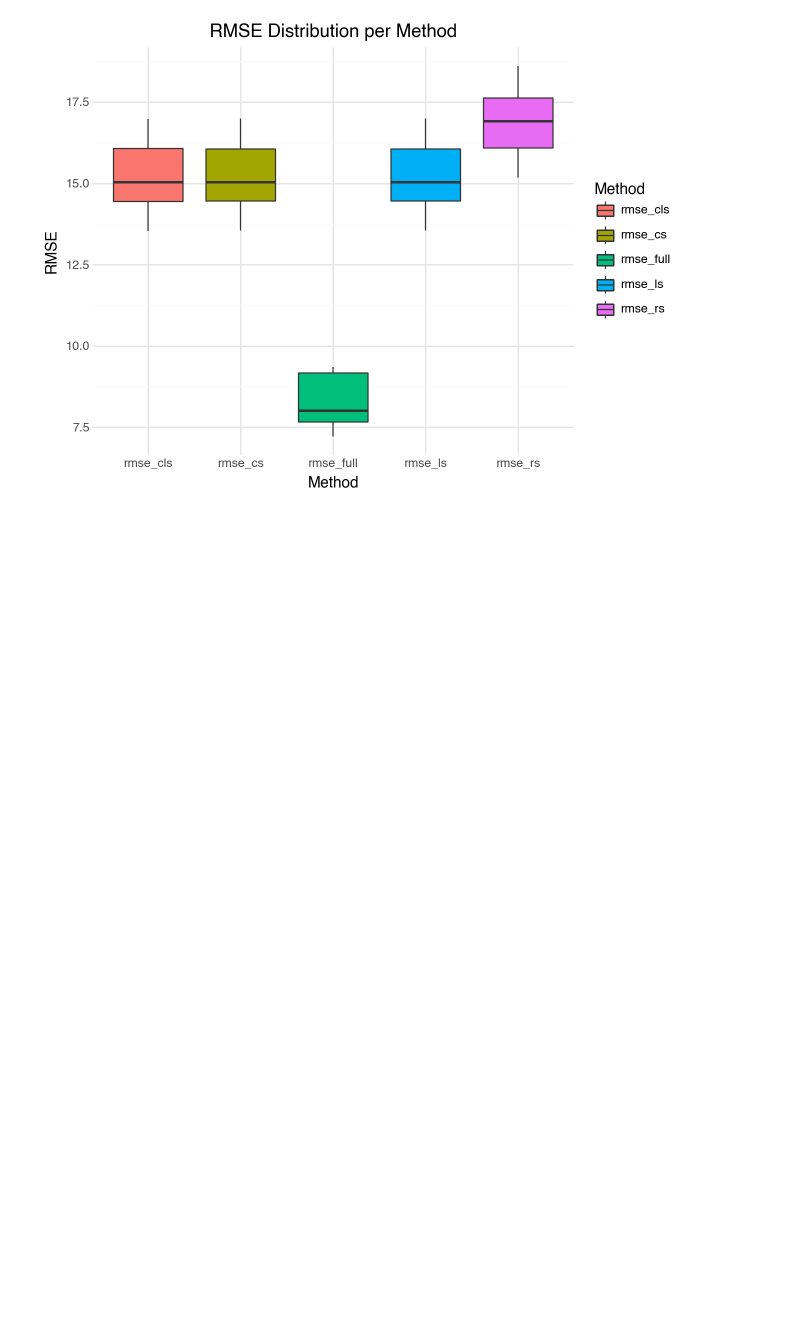
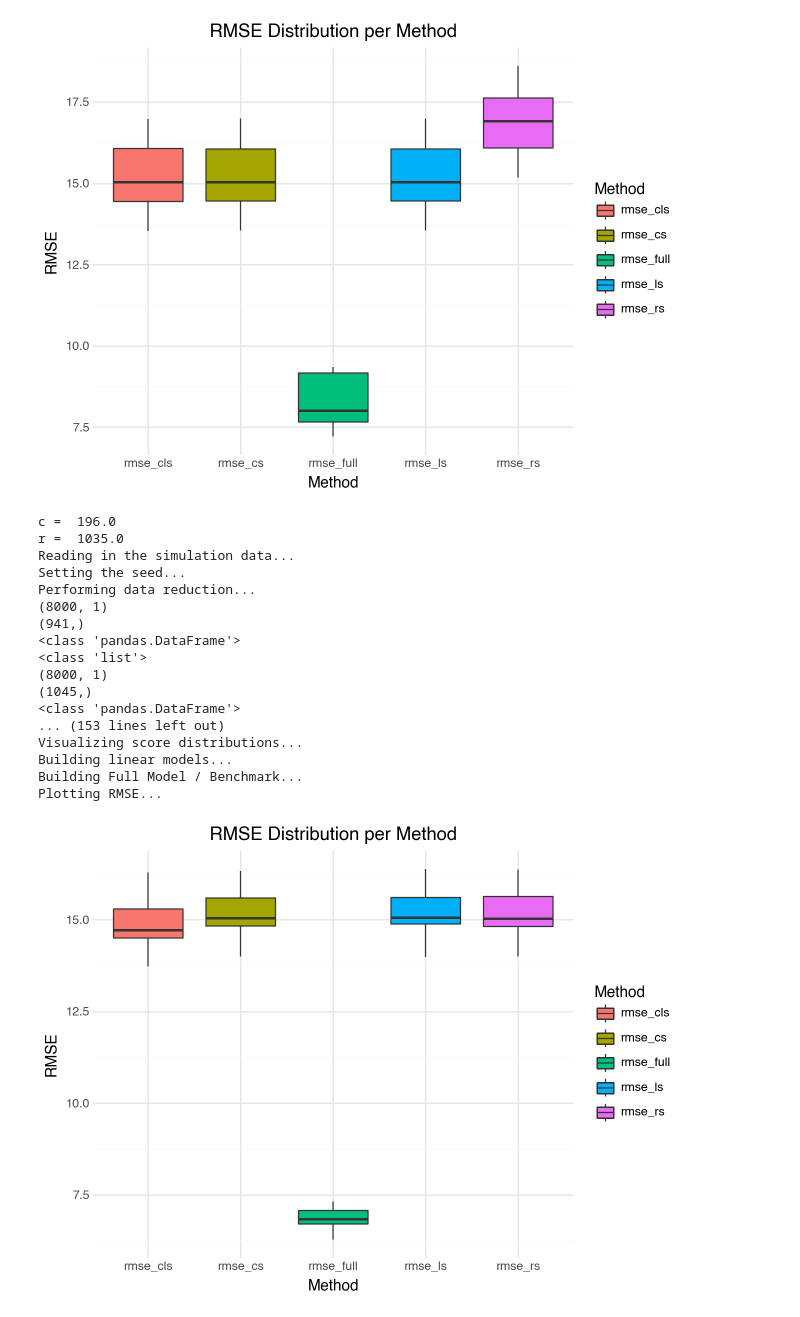
Before and after one commit to TimSchmale/Masterthesis-Schmale, a Jupyter notebook: Simulation Study.ipynb, the cells around one changed output. Cells and saved outputs as stored; diff of their text form; code cells hidden in the pictures; blank space fills up the shorter version.

```diff
--- a/Simulation Study.ipynb
+++ b/Simulation Study.ipynb
@@ -789,3 +307,45 @@ Building linear models...
 Building Full Model / Benchmark...
 Plotting RMSE...
 [figure]
+# %%
+#==============================================================================================
+# Simulation Study 7: p = 10.000, n = 10.000, reps = 10, k = 50, seed = 1
+#==============================================================================================
+
+# set the folder:
+folder = "p10000_n10000"
+
+# set the seed:
+seed = 1
+
+# set the rank parameter k:
+k = 50
+
+# approximation of reduced dimensions:
+c = np.ceil(k * np.log(k))
+r = np.ceil(c * np.log(c))
+
+print("c = ", c)
+print("r = ", r)
+
+# perform the study:
+scores, C, R, rmse = simulation_study(k, seed, folder, 10)
+# %% [output]
+c =  196.0
+r =  1035.0
+Reading in the simulation data...
+Setting the seed...
+Performing data reduction...
+(8000, 1)
+(941,)
+<class 'pandas.DataFrame'>
+<class 'list'>
+(8000, 1)
+(1045,)
+<class 'pandas.DataFrame'>
+... (153 lines left out)
+Visualizing score distributions...
+Building linear models...
+Building Full Model / Benchmark...
+Plotting RMSE...
+[figure, added]
```
Also changed, not shown: parts of 13 cells of this notebook.
